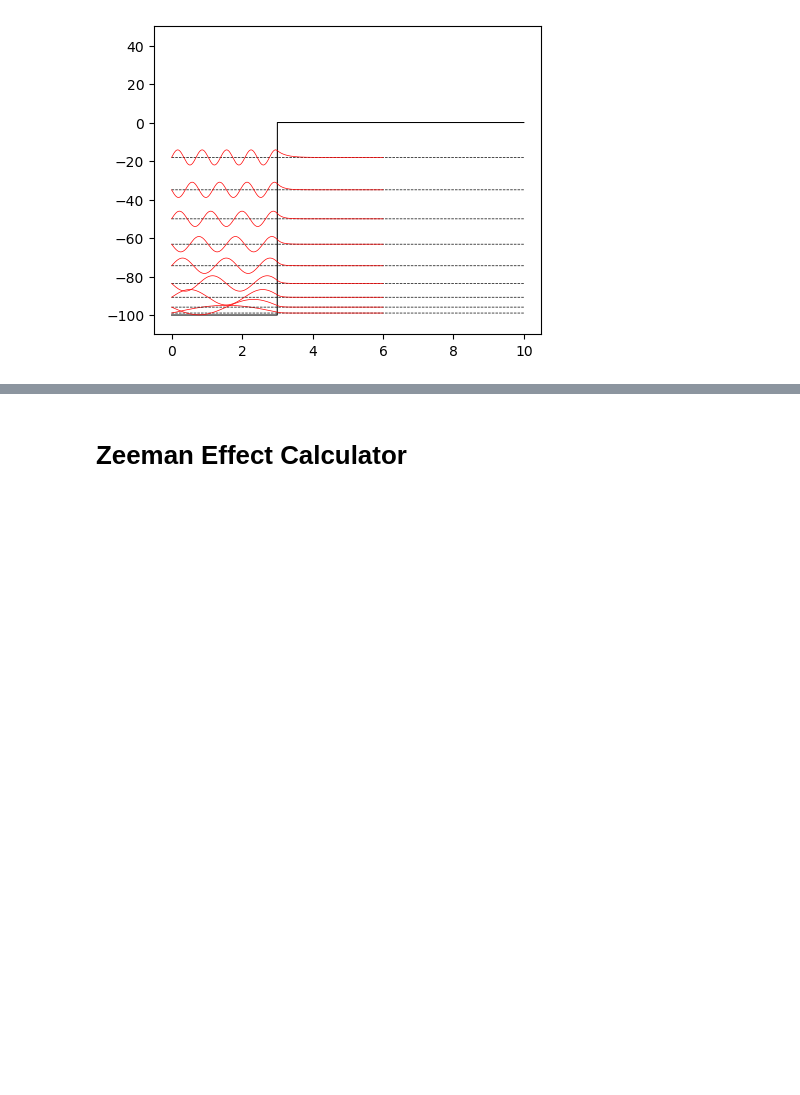
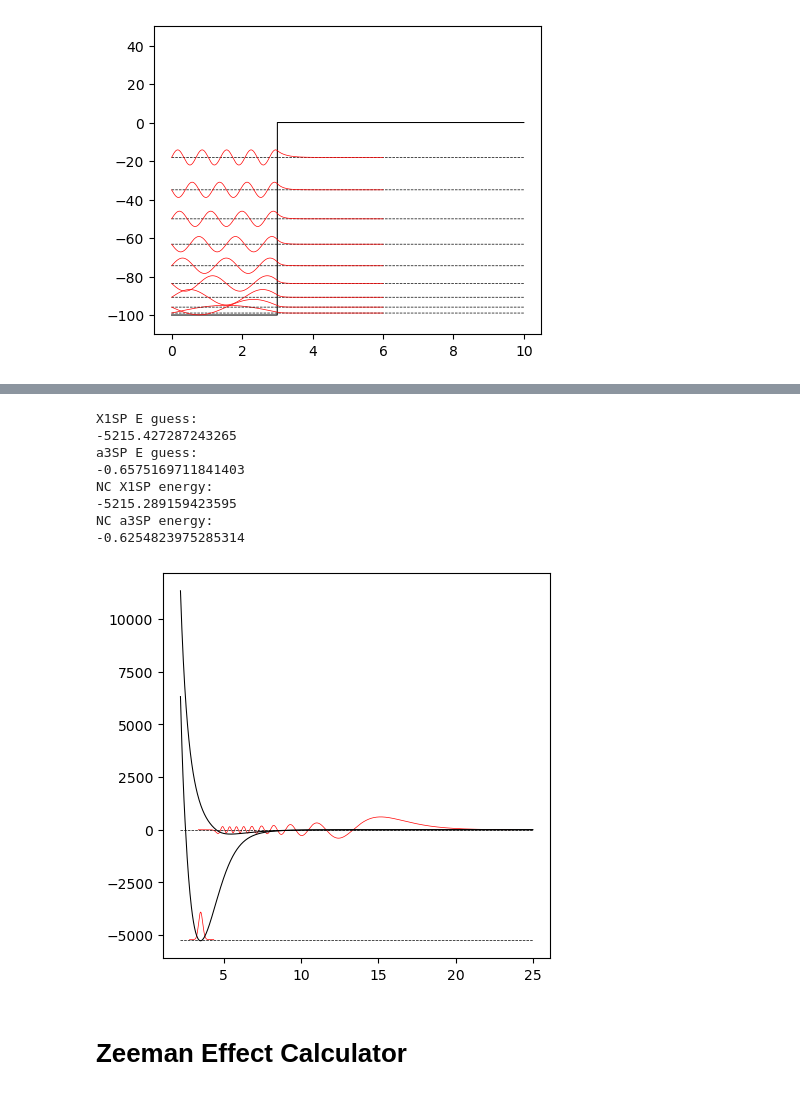
Before and after one commit to huanium/huanium, a Jupyter notebook: MIT_PhD/AMO_Calculator/AMO_Calculator.ipynb, the cells around one changed output, grey strips where cells are left out. Saved outputs shown, nothing was run; the diff lists cells and outputs as text; code cells hidden in the pictures; blank space fills up the shorter version.

```diff
--- a/MIT_PhD/AMO_Calculator/AMO_Calculator.ipynb
+++ b/MIT_PhD/AMO_Calculator/AMO_Calculator.ipynb
@@ -624,3 +786,75 @@ NC Bound state energy: -18.136813746911404
+# %%
+# plot wavefunctions and potential curves for the X1Sigma+ and a3Sigma+ states of 23Na(s) and 40K(s):
+rmin = 2.2 # angstroms
+rmax = 25.00
+rpoints = 100000
+r = np.linspace(rmin, rmax, rpoints)   # range from 1 to 10 Angstrom
+Vr_X1SP = Vr_X1SigmaPlus(r)
+Vr_a3SP = Vr_a3SigmaPlus(r)
+
+l=0
+v_X1SP = 0        # absolute ground state, vibrational quantum number = 0
+v_a3SP = 19       # FB molecule, vibration quantum number = 19
+
+# use Scipy to estimate spectrum and get E_guess
+X1SP_E_guess = SE_radial_solver(r=r[::int(rpoints/1000)],Vr=Vr_X1SP[::int(rpoints/1000)], l=0, num_states = v_X1SP+1)
+X1SP_E_guess = X1SP_E_guess.real[v_X1SP]
+print('X1SP E guess:')
+print(X1SP_E_guess)
+
+a3SP_E_guess = SE_radial_solver(r=r[::int(rpoints/1000)],Vr=Vr_a3SP[::int(rpoints/1000)], l=0, num_states = v_a3SP+1)
+a3SP_E_guess = a3SP_E_guess.real[v_a3SP]
+print('a3SP E guess:')
+print(a3SP_E_guess)
+
+# plot potential, E_guess, spectrum, and final wfn
+fig, ax = plt.subplots(figsize=(5,5))
+
+# solve and optimize for X1SP state:
+r_left_idx_X1SP, r_right_idx_X1SP = turning_points(r, Vr_X1SP, X1SP_E_guess)
+r_left_idx_X1SP = int(r_left_idx_X1SP/2)
+r_right_idx_X1SP = int(r_right_idx_X1SP * 1.5)
+r_center_idx_X1SP = int((r_left_idx_X1SP + r_right_idx_X1SP)/2) - r_left_idx_X1SP
+u_final_X1SP, E_final_X1SP = numerov_optimize(r[r_left_idx_X1SP:r_right_idx_X1SP], Vr_X1SP[r_left_idx_X1SP:r_right_idx_X1SP],
+                                              X1SP_E_guess, r_center_idx_X1SP, l=l, E_tolerance=1e-6, max_iter = 100, method='slope', verbose=False)
+print('NC X1SP energy: ')
+print(E_final_X1SP)
+# plot results
+scale_X1SP = max(Vr_X1SP)/10
+ax.plot(r[r_left_idx_X1SP:r_right_idx_X1SP:2],scale_X1SP*u_final_X1SP[::2]+E_final_X1SP, 'red',linewidth=0.5)
+
+# solve and optimize for a3SP state:
+r_left_idx_a3SP, r_right_idx_a3SP = turning_points(r, Vr_a3SP, a3SP_E_guess)
+r_left_idx_a3SP = int(r_left_idx_a3SP/2)
+r_right_idx_a3SP = int(r_right_idx_a3SP * 1.5)
+r_center_idx_a3SP = int((r_left_idx_a3SP + r_right_idx_a3SP)/2) - r_left_idx_a3SP
+u_final_a3SP, E_final_a3SP = numerov_optimize(r[r_left_idx_a3SP:r_right_idx_a3SP], Vr_a3SP[r_left_idx_a3SP:r_right_idx_a3SP],
+                                              a3SP_E_guess, r_center_idx_a3SP, l=l, E_tolerance=1e-6, max_iter = 100, method='slope', verbose=False)
+print('NC a3SP energy: ')
+print(E_final_a3SP)
+# plot results
+scale_a3SP = max(Vr_a3SP)/10
+ax.plot(r[r_left_idx_a3SP:r_right_idx_a3SP:2],scale_a3SP*u_final_a3SP[::2]+E_final_a3SP, 'red',linewidth=0.5)
+
+# plot X1SP E guess and a3SP E guess:
+ax.plot(r[::100], X1SP_E_guess*np.ones(r[::100].size), 'k', linewidth=0.5,linestyle='--')
+ax.plot(r[::100], a3SP_E_guess*np.ones(r[::100].size), 'k', linewidth=0.5,linestyle='--')
+# plot X1SP and a3SP potentials
+ax.plot(r[::100], Vr_X1SP[::100],'k',linewidth=0.75)
+ax.plot(r[::100], Vr_a3SP[::100],'k',linewidth=0.75)
+
+
+plt.show()
+# %% [output]
+X1SP E guess:
+-5215.427287243265
+a3SP E guess:
+-0.6575169711841403
+NC X1SP energy:
+-5215.289159423595
+NC a3SP energy:
+-0.6254823975285314
+[figure, added]
 # %% [markdown]
 # <font size=5, color='black'> Zeeman Effect Calculator </font>
 # %%
```
Also changed, not shown: parts of 10 cells of this notebook, 7 other files.
